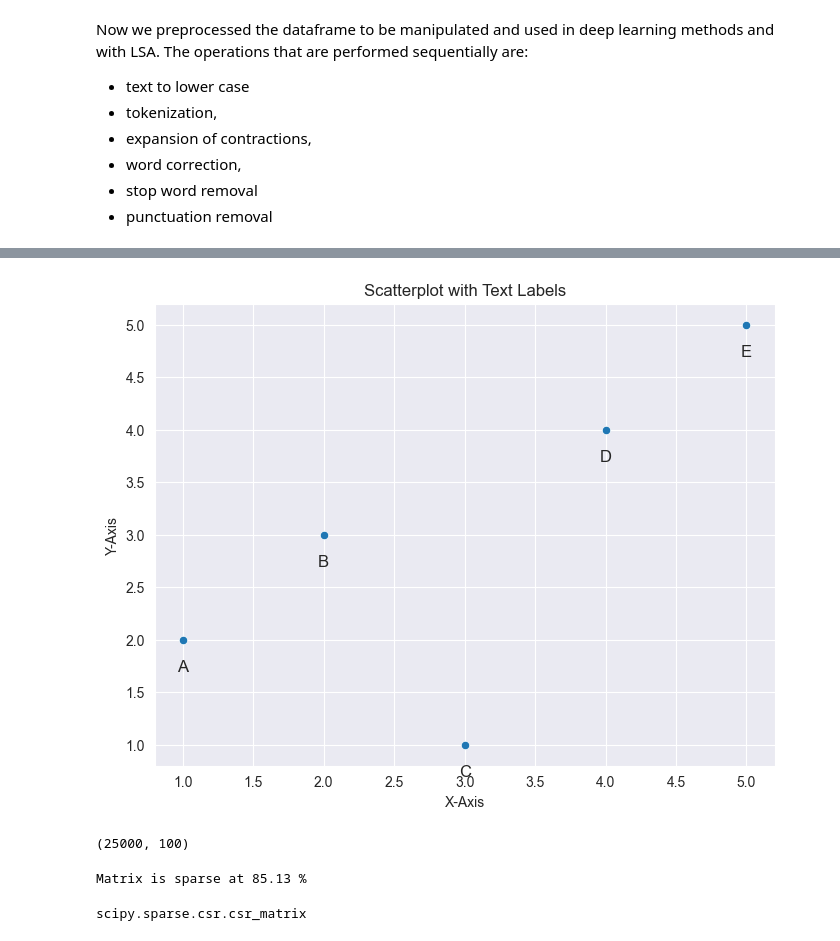
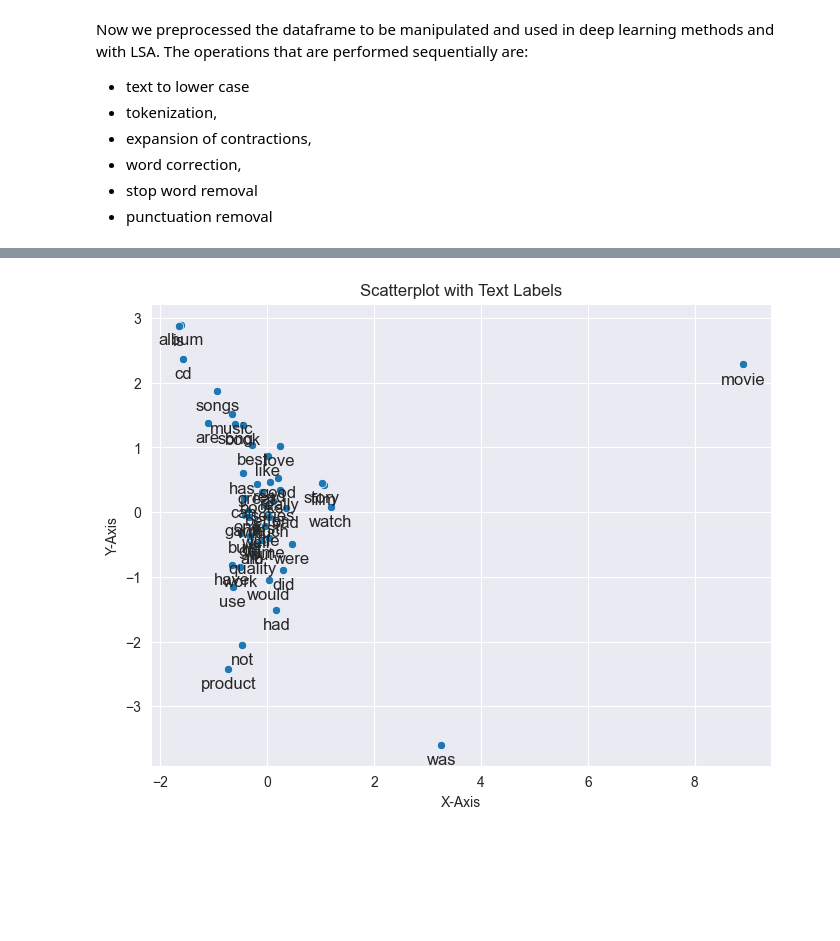
Before and after one commit to Lorenzo-Gardini/TextMining, a Jupyter notebook: project_notebook.ipynb, the cells around one changed output, grey strips where cells are left out. Saved outputs shown, nothing was run; the diff lists cells and outputs as text; code cells hidden in the pictures; blank space fills up the shorter version.

```diff
--- a/project_notebook.ipynb
+++ b/project_notebook.ipynb
@@ -529,49 +588,28 @@ plot_singular_values(Sigma)
 # %%
-terms_lsa = normalize(U @ diag(Sigma))
-documents_lsa = normalize(diag(Sigma) @ V_T)
+terms_lsa =  V_T.T @ diag(Sigma)
+normalized_terms_lsa = normalize_by_rows(terms_lsa)
+documents_lsa = U @ diag(Sigma)
+normalized_documents_lsa = normalize_by_rows(documents_lsa)
-# %%
-import seaborn as sns
-import matplotlib.pyplot as plt
-import pandas as pd
-
-# Create a sample DataFrame (replace with your own data)
-data = pd.DataFrame({
-    'X': [1, 2, 3, 4, 5],
-    'Y': [2, 3, 1, 4, 5],
-    'Label': ['A', 'B', 'C', 'D', 'E']
-})
-
-# Create a Seaborn scatterplot
-plt.figure(figsize=(8, 6))
-sns.scatterplot(data=terms_lsa, x='X', y='Y')
-
-# Add text labels under each point
-for row in data.itertuples():
-    plt.text(row.X, row.Y - 0.3, row.Label, ha='center', fontsize=12)
-
-# Add labels, title, and adjust plot settings as needed
-plt.xlabel('X-Axis')
-plt.ylabel('Y-Axis')
-plt.title('Scatterplot with Text Labels')
-plt.grid(True)
-
-# Show the plot
-plt.show()
-# %% [output]
-[figure, removed]
 # %%
-U.shape
+# Create a Seaborn scatterplot
+plt.figure(figsize=(8, 6))
+threshold = 5
+mask = normalized_terms_lsa > threshold
+data = terms_lsa[mask, :][:, 2:4]
+texts = words[mask]
+sns.scatterplot(x=data[:, 0], y=data[:, 1])
+
+# Add text labels under each point
+for (x, y), word in zip(data, texts):
+    plt.text(x, y - 0.3, word, ha='center', fontsize=12)
+
+# Add labels, title, and adjust plot settings as needed
+plt.xlabel('X-Axis')
+plt.ylabel('Y-Axis')
+plt.title('Scatterplot with Text Labels')
+plt.grid(True)
+
+# Show the plot
+plt.show()
 # %% [output]
-(25000, 100)
+[figure, added]
-# %%
-
-dtm_sparse = dtm(train['text'])
-total_elements = dtm_sparse.shape[0] * dtm_sparse.shape[1]
-
-# Calculate the sparsity
-sparsity = 1 - (dtm_sparse.count_nonzero() / total_elements)
-print(f'Matrix is sparse at {sparsity * 100:.2f} %')
-type(dtm_sparse)
-# %% [output]
-Matrix is sparse at 85.13 %
-scipy.sparse.csr.csr_matrix
```
Also changed, not shown: parts of 52 cells of this notebook, 3 other files.
